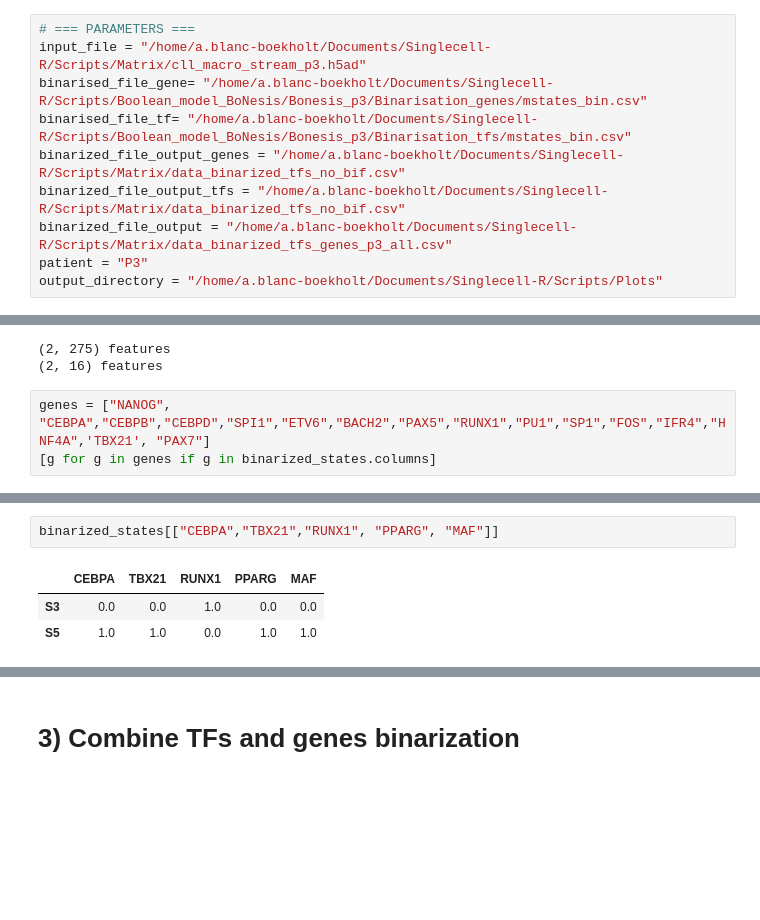
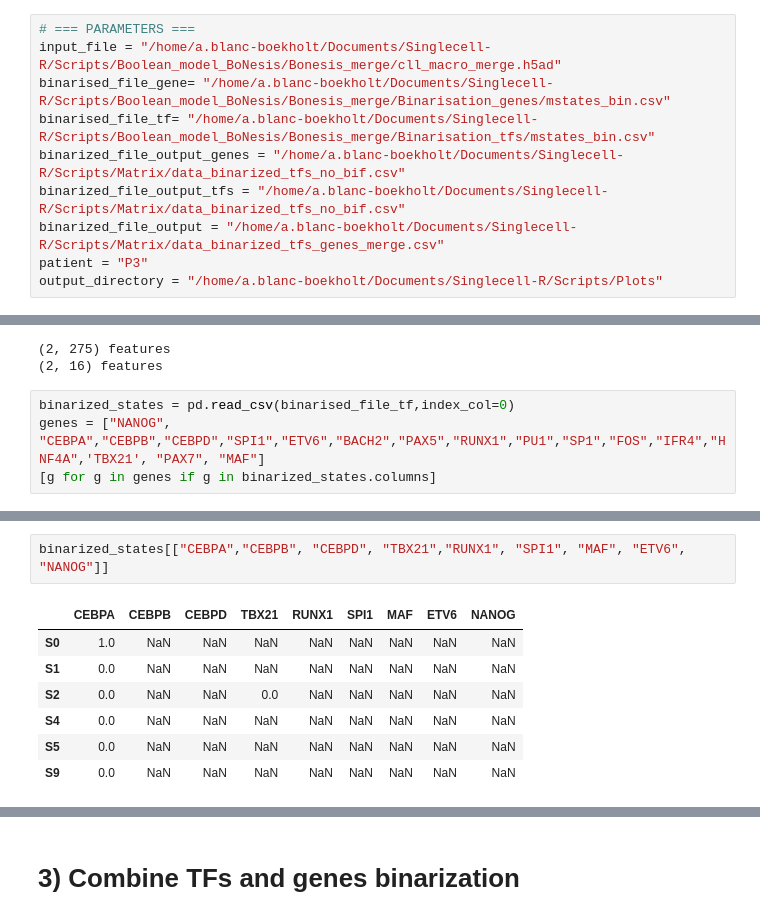
Before and after one commit to Augugustine/CITE-seq-analysis-CLL, a Jupyter notebook: 3- Boolean model/Binarization_gene_TF.ipynb, the cells around one changed output, grey strips where cells are left out. Saved outputs shown, nothing was run; the diff lists cells and outputs as text; blank space fills up the shorter version.

```diff
--- a/3- Boolean model/Binarization_gene_TF.ipynb
+++ b/3- Boolean model/Binarization_gene_TF.ipynb
@@ -6,12 +6,12 @@
 3) Evaluate the binarization result
 # %%
 # === PARAMETERS ===
-input_file = "/home/a.blanc-boekholt/Documents/Singlecell-R/Scripts/Matrix/cll_macro_stream_p3.h5ad"
-binarised_file_gene= "/home/a.blanc-boekholt/Documents/Singlecell-R/Scripts/Boolean_model_BoNesis/Bonesis_p3/Binarisation_genes/mstates_bin.csv"
-binarised_file_tf= "/home/a.blanc-boekholt/Documents/Singlecell-R/Scripts/Boolean_model_BoNesis/Bonesis_p3/Binarisation_tfs/mstates_bin.csv"
+input_file = "/home/a.blanc-boekholt/Documents/Singlecell-R/Scripts/Boolean_model_BoNesis/Bonesis_merge/cll_macro_merge.h5ad"
+binarised_file_gene= "/home/a.blanc-boekholt/Documents/Singlecell-R/Scripts/Boolean_model_BoNesis/Bonesis_merge/Binarisation_genes/mstates_bin.csv"
+binarised_file_tf= "/home/a.blanc-boekholt/Documents/Singlecell-R/Scripts/Boolean_model_BoNesis/Bonesis_merge/Binarisation_tfs/mstates_bin.csv"
 binarized_file_output_genes = "/home/a.blanc-boekholt/Documents/Singlecell-R/Scripts/Matrix/data_binarized_tfs_no_bif.csv"
 binarized_file_output_tfs = "/home/a.blanc-boekholt/Documents/Singlecell-R/Scripts/Matrix/data_binarized_tfs_no_bif.csv"
-binarized_file_output = "/home/a.blanc-boekholt/Documents/Singlecell-R/Scripts/Matrix/data_binarized_tfs_genes_p3_all.csv"
+binarized_file_output = "/home/a.blanc-boekholt/Documents/Singlecell-R/Scripts/Matrix/data_binarized_tfs_genes_merge.csv"
 patient = "P3"
 output_directory = "/home/a.blanc-boekholt/Documents/Singlecell-R/Scripts/Plots"
 # %%
@@ -263,6 +279,7 @@ print(f"{binarized_states.shape} features")
 (2, 275) features
 (2, 16) features
 # %%
-genes = ["NANOG", "CEBPA","CEBPB","CEBPD","SPI1","ETV6","BACH2","PAX5","RUNX1","PU1","SP1","FOS","IFR4","HNF4A",'TBX21', "PAX7"]
+binarized_states = pd.read_csv(binarised_file_tf,index_col=0)
+genes = ["NANOG", "CEBPA","CEBPB","CEBPD","SPI1","ETV6","BACH2","PAX5","RUNX1","PU1","SP1","FOS","IFR4","HNF4A",'TBX21', "PAX7", "MAF"]
 [g for g in genes if g in binarized_states.columns]
 # %% [output]
@@ -270,9 +296,13 @@ genes = ["NANOG", "CEBPA","CEBPB","CEBPD","SPI1","ETV6","BACH2","PAX5","RUNX1","
 # %%
-binarized_states[["CEBPA","TBX21","RUNX1", "PPARG", "MAF"]]
+binarized_states[["CEBPA","CEBPB", "CEBPD", "TBX21","RUNX1", "SPI1", "MAF", "ETV6", "NANOG"]]
 # %% [output]
-|  | CEBPA | TBX21 | RUNX1 | PPARG | MAF |
-| S3 | 0.0 | 0.0 | 1.0 | 0.0 | 0.0 |
-| S5 | 1.0 | 1.0 | 0.0 | 1.0 | 1.0 |
+|  | CEBPA | CEBPB | CEBPD | TBX21 | RUNX1 | SPI1 | MAF | ETV6 | NANOG |
+| S0 | 1.0 | NaN | NaN | NaN | NaN | NaN | NaN | NaN | NaN |
+| S1 | 0.0 | NaN | NaN | NaN | NaN | NaN | NaN | NaN | NaN |
+| S2 | 0.0 | NaN | NaN | 0.0 | NaN | NaN | NaN | NaN | NaN |
+| S4 | 0.0 | NaN | NaN | NaN | NaN | NaN | NaN | NaN | NaN |
+| S5 | 0.0 | NaN | NaN | NaN | NaN | NaN | NaN | NaN | NaN |
+| S9 | 0.0 | NaN | NaN | NaN | NaN | NaN | NaN | NaN | NaN |
 # %%
 print(binarized_states)
 # %% [output]
```
Also changed, not shown: parts of 24 cells of this notebook, 1 other file.
